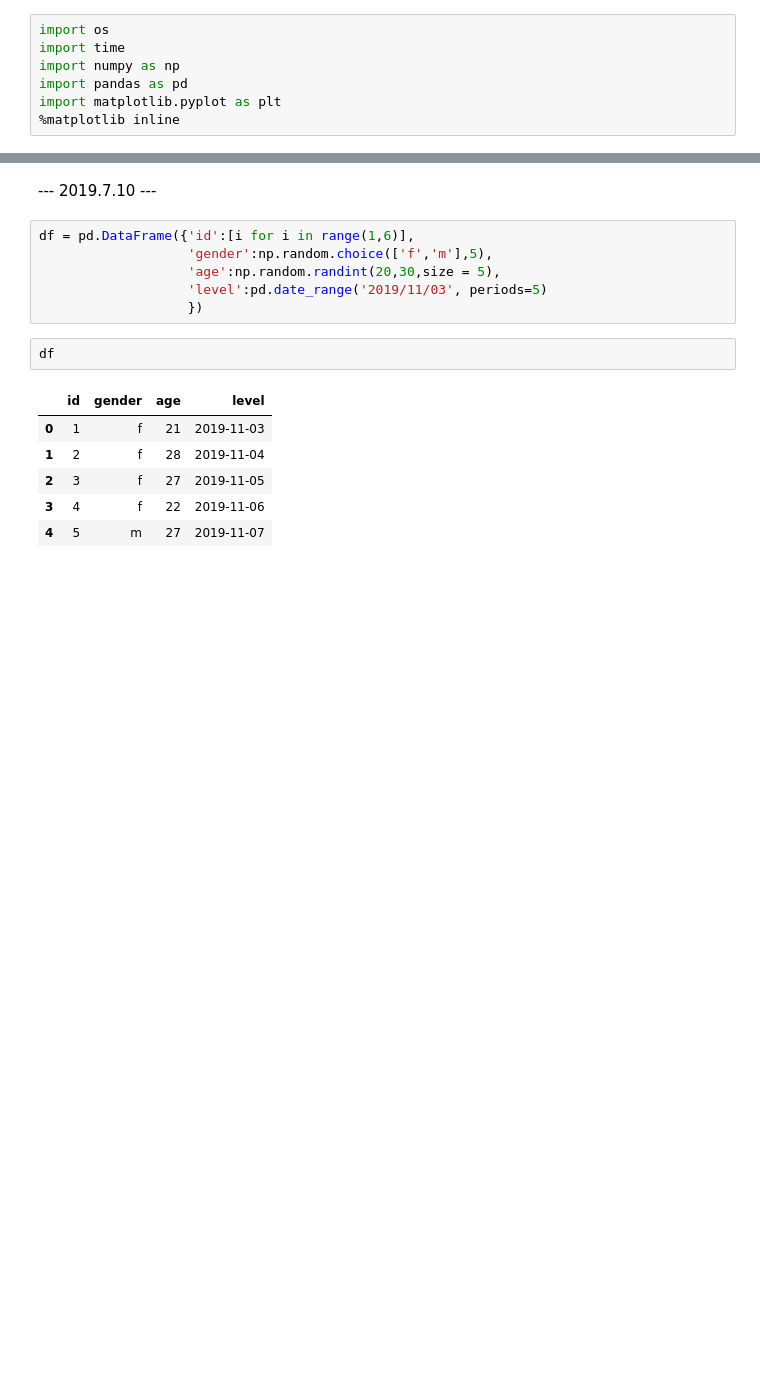
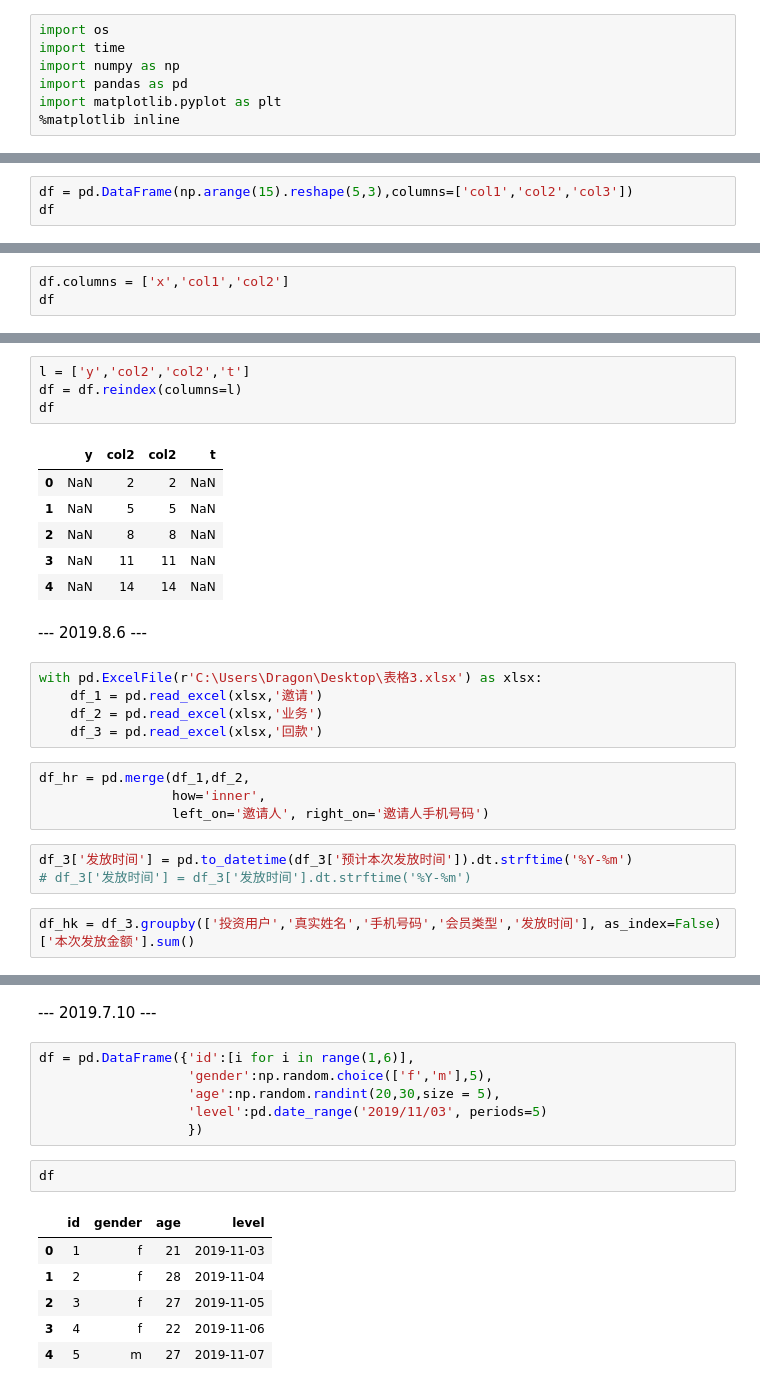
Before and after one commit to junzhu-github/jupyter_code, a Jupyter notebook: ipynb/tempt_notebook.ipynb, the cells around one changed output, grey strips where cells are left out. Drawn from its saved outputs; the diff is of its cells as text; blank space fills up the shorter version.

```diff
--- a/ipynb/tempt_notebook.ipynb
+++ b/ipynb/tempt_notebook.ipynb
@@ -7,0 +108,3 @@ import matplotlib.pyplot as plt
+# %%
+df = pd.DataFrame(np.arange(15).reshape(5,3),columns=['col1','col2','col3'])
+df
@@ -7,0 +118,3 @@ import matplotlib.pyplot as plt
+# %%
+df.columns = ['x','col1','col2']
+df
@@ -7,0 +128,27 @@ import matplotlib.pyplot as plt
+# %%
+l = ['y','col2','col2','t']
+df = df.reindex(columns=l)
+df
+# %% [output]
+|  | y | col2 | col2 | t |
+| 0 | NaN | 2 | 2 | NaN |
+| 1 | NaN | 5 | 5 | NaN |
+| 2 | NaN | 8 | 8 | NaN |
+| 3 | NaN | 11 | 11 | NaN |
+| 4 | NaN | 14 | 14 | NaN |
+# %% [markdown]
+--- 2019.8.6 ---
+# %%
+with pd.ExcelFile(r'C:\Users\Dragon\Desktop\表格3.xlsx') as xlsx:
+    df_1 = pd.read_excel(xlsx,'邀请')
+    df_2 = pd.read_excel(xlsx,'业务')
+    df_3 = pd.read_excel(xlsx,'回款')
+# %%
+df_hr = pd.merge(df_1,df_2,
+                 how='inner',
+                 left_on='邀请人', right_on='邀请人手机号码')
+# %%
+df_3['发放时间'] = pd.to_datetime(df_3['预计本次发放时间']).dt.strftime('%Y-%m')
+# df_3['发放时间'] = df_3['发放时间'].dt.strftime('%Y-%m')
+# %%
+df_hk = df_3.groupby(['投资用户','真实姓名','手机号码','会员类型','发放时间'], as_index=False)['本次发放金额'].sum()
```
Also changed, not shown: parts of 104 cells of this notebook, 3 other files.
